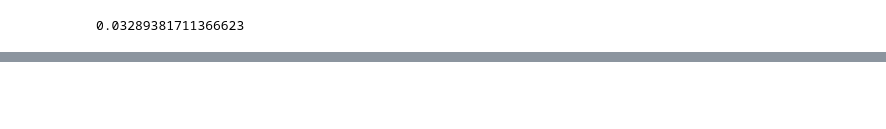
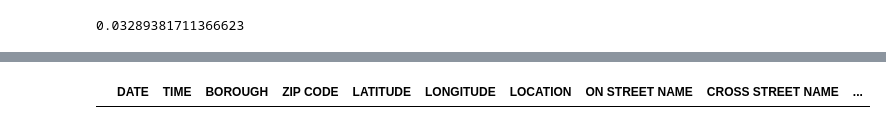
Before and after one commit to nealrea/collisionViz, a Jupyter notebook: data_exploration/route_stats.ipynb, the cells around one changed output, grey strips where cells are left out. Drawn from its saved outputs; the diff is of its cells as text; code cells hidden in the pictures; blank space fills up the shorter version.

```diff
--- a/data_exploration/route_stats.ipynb
+++ b/data_exploration/route_stats.ipynb
@@ -306,2 +298,7 @@ safer_peds
+# %%
+safer_peds = safer_route[(safer_route['NUMBER OF PEDESTRIANS INJURED'] > 0)]
+safer_peds
+# %% [output]
+|  | DATE | TIME | BOROUGH | ZIP CODE | LATITUDE | LONGITUDE | LOCATION | ON STREET NAME | CROSS STREET NAME | ... |
 # %%
 safety_index_sp = safer_peds['Collision Rate'].mean()
```
Also changed, not shown: parts of 14 cells of this notebook.
